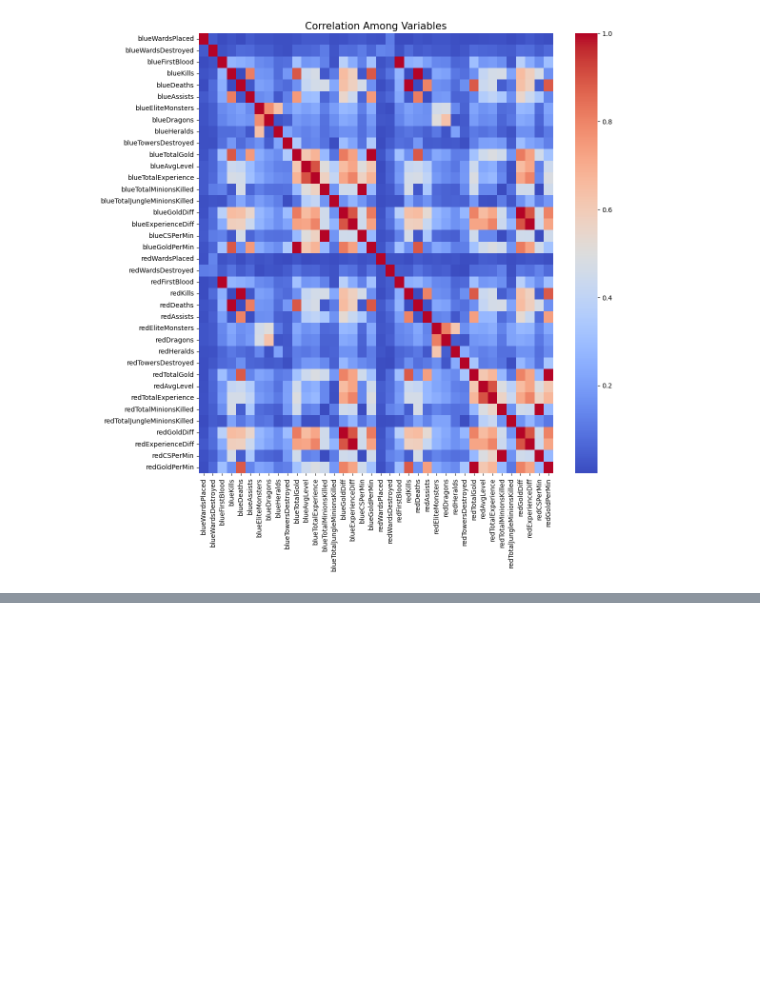
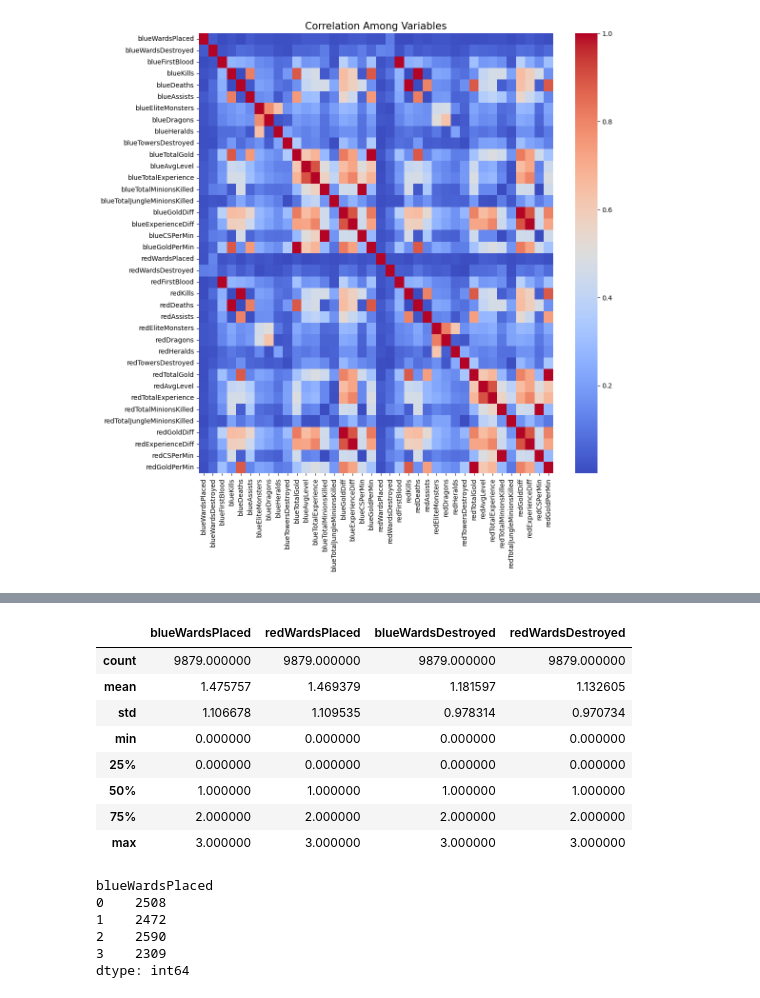
Before and after one commit to Martin-Masson/projet-ias, a Jupyter notebook: data_preview.ipynb, the cells around one changed output, grey strips where cells are left out. Cells and saved outputs as stored; diff of their text form; code cells hidden in the pictures; blank space fills up the shorter version.

```diff
--- a/data_preview.ipynb
+++ b/data_preview.ipynb
@@ -48,0 +61,26 @@ plt.show()
+# %%
+df['blueWardsPlaced'] = pd.cut(df['blueWardsPlaced'], bins=[-float('inf'), 14,16,20, float('inf')], labels=False)
+df['redWardsPlaced'] = pd.cut(df['redWardsPlaced'], bins=[-float('inf'), 14,16,20, float('inf')], labels=False)
+df['blueWardsDestroyed'] = pd.cut(df['blueWardsDestroyed'], bins=[-float('inf'), 1,3,4, float('inf')], labels=False)
+df['redWardsDestroyed'] = pd.cut(df['redWardsDestroyed'], bins=[-float('inf'), 1,3,4, float('inf')], labels=False)
+# %%
+df[['blueWardsPlaced', 'redWardsPlaced', 'blueWardsDestroyed', 'redWardsDestroyed']].describe()
+# %% [output]
+|  | blueWardsPlaced | redWardsPlaced | blueWardsDestroyed | redWardsDestroyed |
+| count | 9879.000000 | 9879.000000 | 9879.000000 | 9879.000000 |
+| mean | 1.475757 | 1.469379 | 1.181597 | 1.132605 |
+| std | 1.106678 | 1.109535 | 0.978314 | 0.970734 |
+| min | 0.000000 | 0.000000 | 0.000000 | 0.000000 |
+| 25% | 0.000000 | 0.000000 | 0.000000 | 0.000000 |
+| 50% | 1.000000 | 1.000000 | 1.000000 | 1.000000 |
+| 75% | 2.000000 | 2.000000 | 2.000000 | 2.000000 |
+| max | 3.000000 | 3.000000 | 3.000000 | 3.000000 |
+# %%
+df.groupby(by='blueWardsPlaced').size()
+# %% [output]
+blueWardsPlaced
+0    2508
+1    2472
+2    2590
+3    2309
+dtype: int64
```
Also changed, not shown: parts of 3 cells of this notebook.
